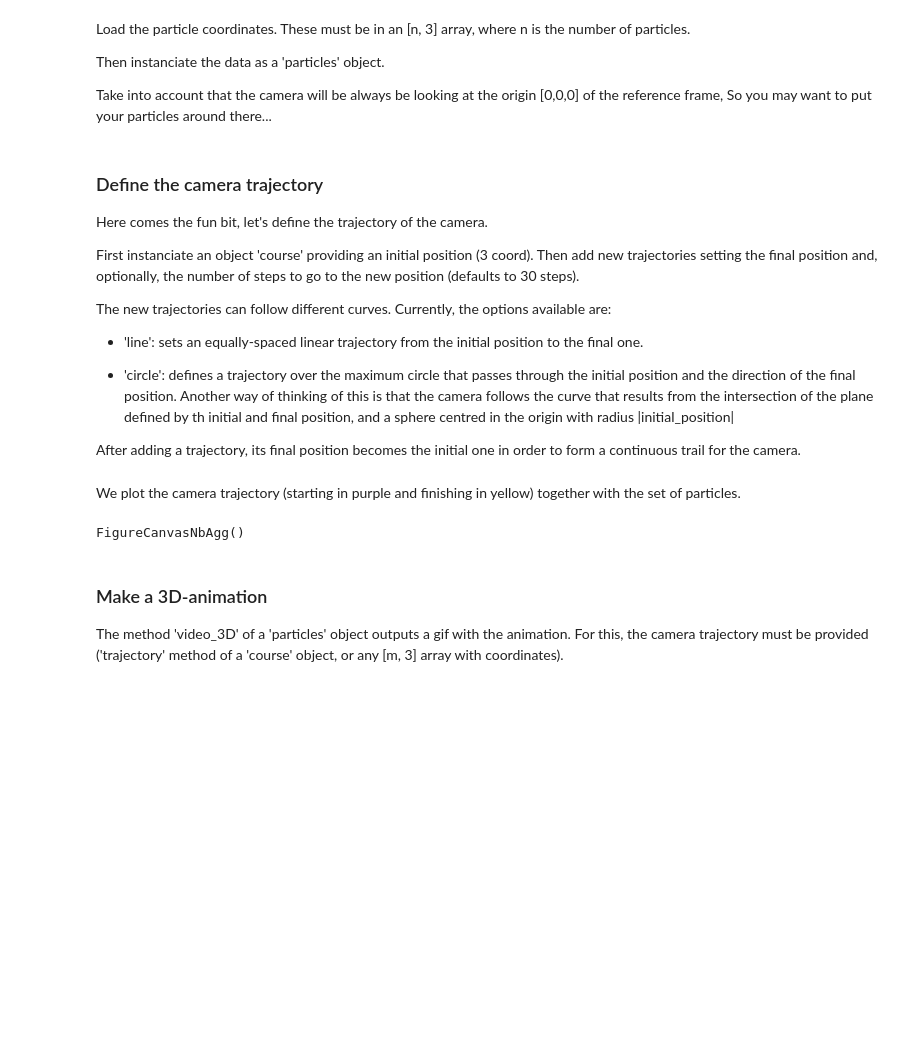
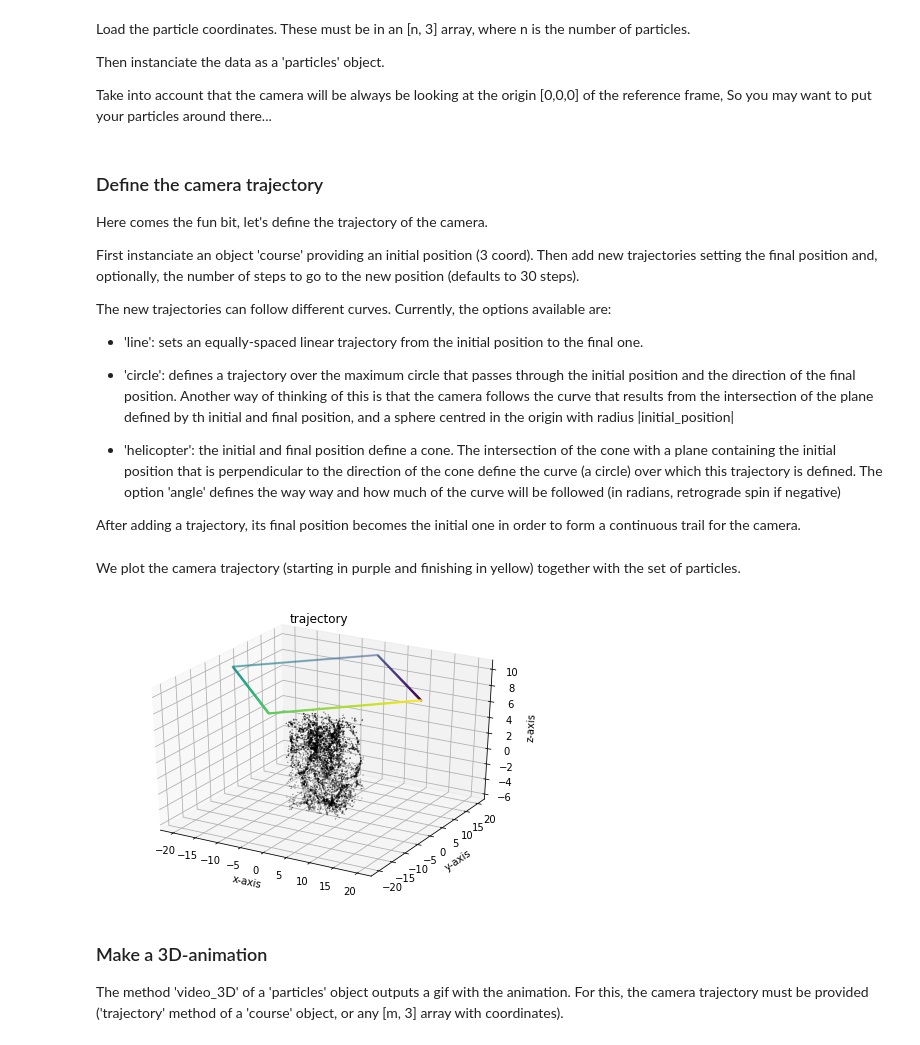
Before and after one commit to reginasar/anaglyph, a Jupyter notebook: example.ipynb, the cells around one changed output. Drawn from its saved outputs; the diff is of its cells as text; code cells hidden in the pictures; blank space fills up the shorter version.

```diff
--- a/example.ipynb
+++ b/example.ipynb
@@ -32,32 +33,34 @@ The new trajectories can follow different curves. Currently, the options availab
 
 - 'circle': defines a trajectory over the maximum circle that passes through the initial position and the direction of the final position. Another way of thinking of this is that the camera follows the curve that results from the intersection of the plane defined by th initial and final position, and a sphere centred in the origin with radius |initial_position|
 
+- 'helicopter': the initial and final position define a cone. The intersection of the cone with a plane containing the initial position that is perpendicular to the direction of the cone define the curve (a circle) over which this trajectory is defined. The option 'angle' defines the way way and how much of the curve will be followed (in radians, retrograde spin if negative)
+
 After adding a trajectory, its final position becomes the initial one in order to form a continuous trail for the camera.
 # %%
-vid_cam = course([10, 0 ,5])
-vid_cam.line([0 ,10, 5], steps=100)
-vid_cam.line([-10, 0, 5], steps=100)
-vid_cam.line([0, -10, 5], steps=100)
-vid_cam.line([10, 0, 5], steps=100)
+vid_cam = course([20, 0 ,10])
+vid_cam.line([0 ,20, 10], steps=100)
+vid_cam.line([-20, 0, 10], steps=100)
+vid_cam.line([0, -20, 10], steps=100)
+vid_cam.line([20, 0, 10], steps=100)
 # %% [markdown]
 We plot the camera trajectory (starting in purple and finishing in yellow) together with the set of particles.
 # %%
 fig = plt.figure()
 ax = Axes3D(fig)
 
 
 ax.scatter(vid_cam.trajectory[:,0], vid_cam.trajectory[:,1], vid_cam.trajectory[:,2],\
             c=np.arange(vid_cam.trajectory.shape[0]), s=2)
-ax.scatter(data[:,0]*1e-4, data[:,1]*1e-4, data[:,2]*1e-4, c='k', s=0.1)
+ax.scatter(data[:,0]*10**(-3.5), data[:,1]*10**(-3.5), data[:,2]*10**(-3.5), c='k', s=0.1)
 
 ax.set_title("trajectory")
 ax.set_xlabel("x-axis")
 ax.set_ylabel("y-axis")
 ax.set_zlabel("z-axis")
 
 plt.show()
 # %% [output]
-FigureCanvasNbAgg()
+[figure, added]
 # %% [markdown]
 ### Make a 3D-animation
 
```
Also changed, not shown: parts of 5 cells of this notebook, 2 other files.
